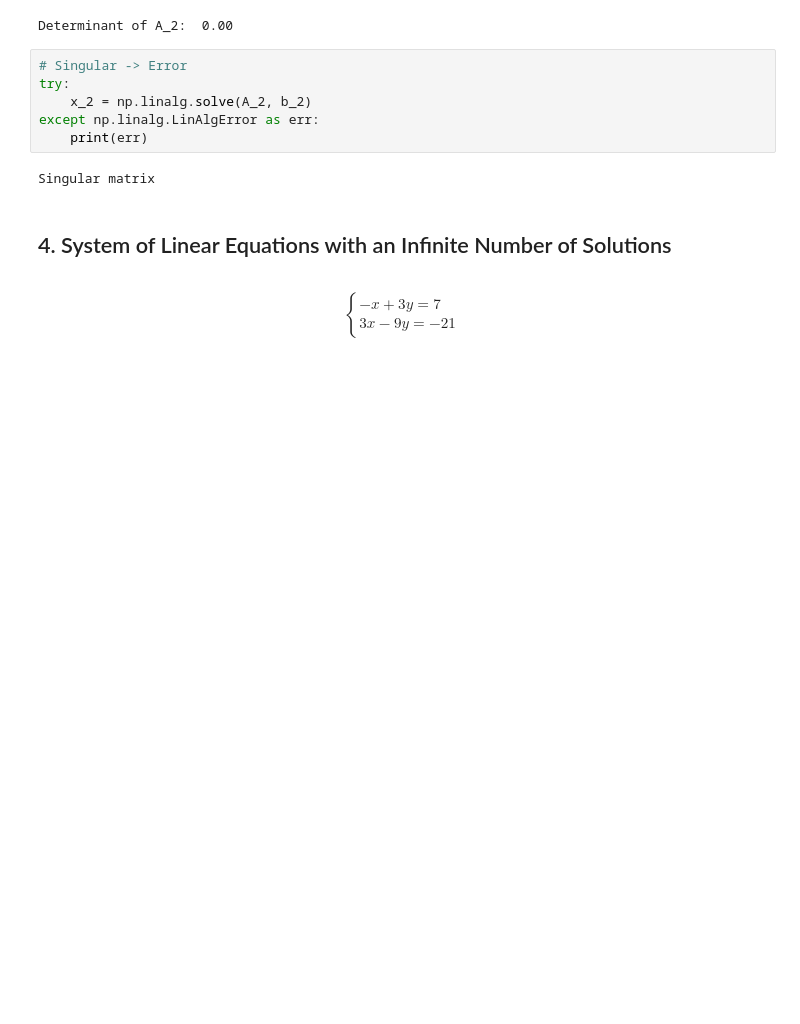
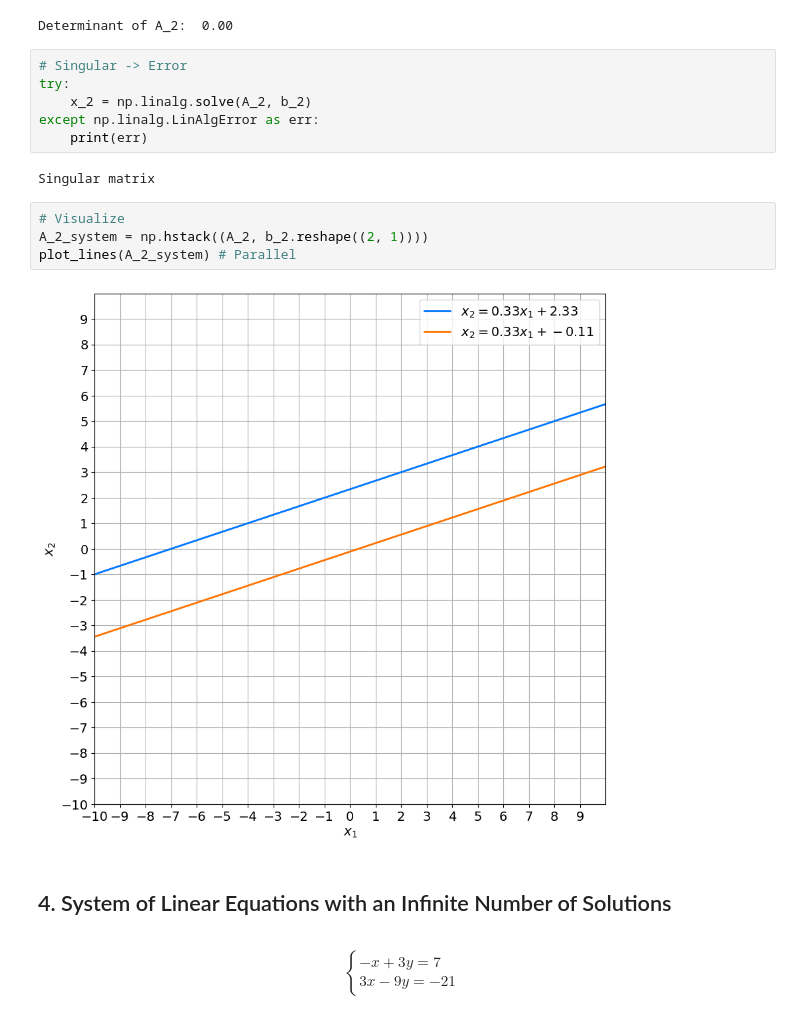
Before and after one commit to FLUOLANET/DataScienceAndAi, a Jupyter notebook: [coursera] Mathematics for Machine Learning and Data Science Specialization/Linear Algebra/Representing Systems of Equations as Matrices.ipynb, the cells around one changed output. Drawn from its saved outputs; the diff is of its cells as text; blank space fills up the shorter version.

```diff
--- a/[coursera] Mathematics for Machine Learning and Data Science Specialization/Linear Algebra/Representing Systems of Equations as Matrices.ipynb
+++ b/[coursera] Mathematics for Machine Learning and Data Science Specialization/Linear Algebra/Representing Systems of Equations as Matrices.ipynb
@@ -98,6 +98,12 @@ except np.linalg.LinAlgError as err:
     print(err)
 # %% [output]
 Singular matrix
+# %%
+# Visualize
+A_2_system = np.hstack((A_2, b_2.reshape((2, 1))))
+plot_lines(A_2_system) # Parallel
+# %% [output]
+[figure, added]
 # %% [markdown]
 ## 4. System of Linear Equations with an Infinite Number of Solutions
 # %% [markdown]
```
